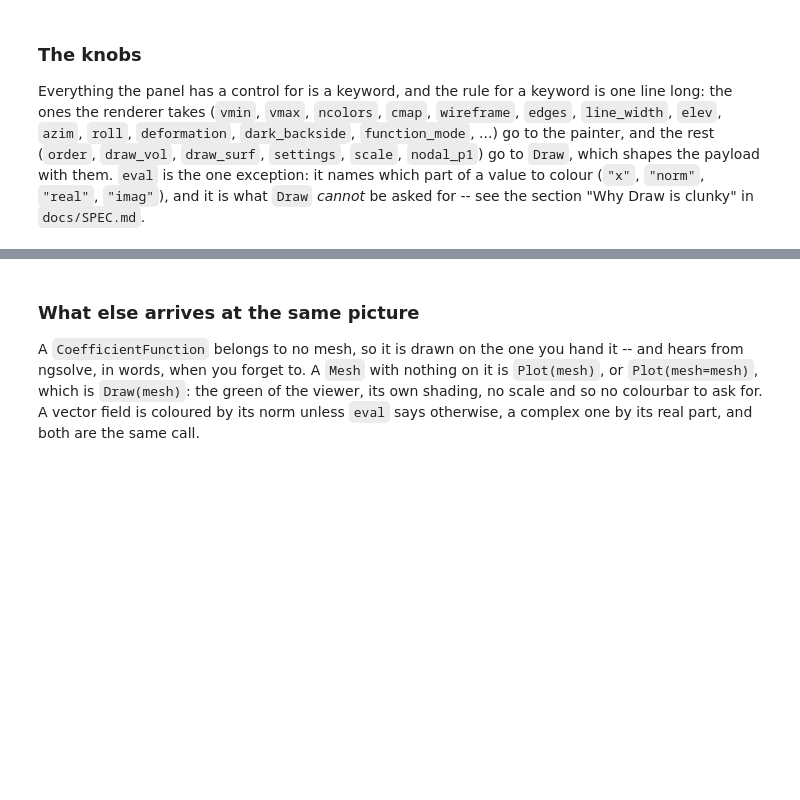
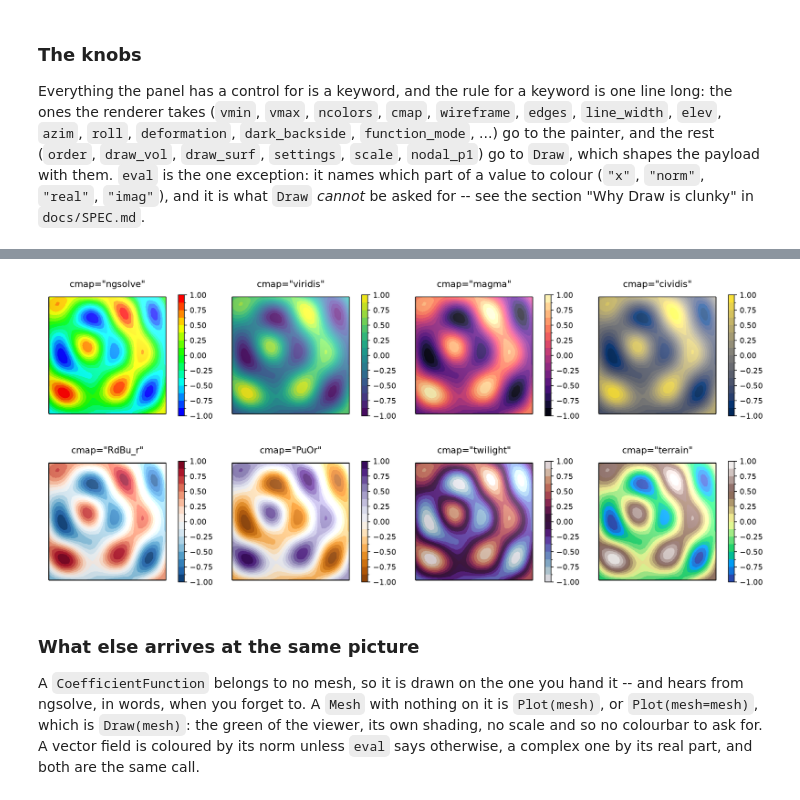
Before and after one commit to CAarset/ngsplot, a Jupyter notebook: examples/ngsplot.ipynb, the cells around one changed output, grey strips where cells are left out. Saved outputs shown, nothing was run; the diff lists cells and outputs as text; code cells hidden in the pictures; blank space fills up the shorter version.

```diff
--- a/examples/ngsplot.ipynb
+++ b/examples/ngsplot.ipynb
@@ -176,3 +185,22 @@ figure.subplots_adjust(wspace=0.25, hspace=0.25)
+# %%
+mesh_w = ngs.Mesh(ngs.unit_square.GenerateMesh(maxh=0.08))
+uw = ngs.GridFunction(ngs.H1(mesh_w, order=3))
+r = ngs.sqrt((ngs.x - 0.3) ** 2 + (ngs.y - 0.6) ** 2)
+uw.Set(0.5 * (ngs.sin(4 * np.pi * ngs.x) * ngs.sin(3 * np.pi * ngs.y) + ngs.cos(14 * r)))
+
+waves = ngsplot.render_data(uw)  # built once ...
+view = ngsplot.frame(waves, fit="box", width=400, height=None)  # ... framed once ...
+
+cmaps = ["ngsolve", "viridis", "magma", "cividis", "RdBu_r", "PuOr", "twilight", "terrain"]
+figure, axes = mpl.subplots(2, 4, figsize=(13.5, 6.2))
+for ax, name in zip(axes.flat, cmaps):  # ... and painted eight times
+    Plot(waves, ax=ax, view=view, cmap=name, vmin=-1, vmax=1, ncolors=16, wireframe=False,
+         colorbar=True)
+    ax.set_title(f'cmap="{name}"')
+
+figure.subplots_adjust(left=0.01, right=0.96, bottom=0.02, top=0.94, wspace=0.3, hspace=0.18)
+# %% [output]
+[figure, added]
 # %% [markdown]
 ### What else arrives at the same picture
 
```
Also changed, not shown: parts of 5 cells of this notebook, 19 other files.
